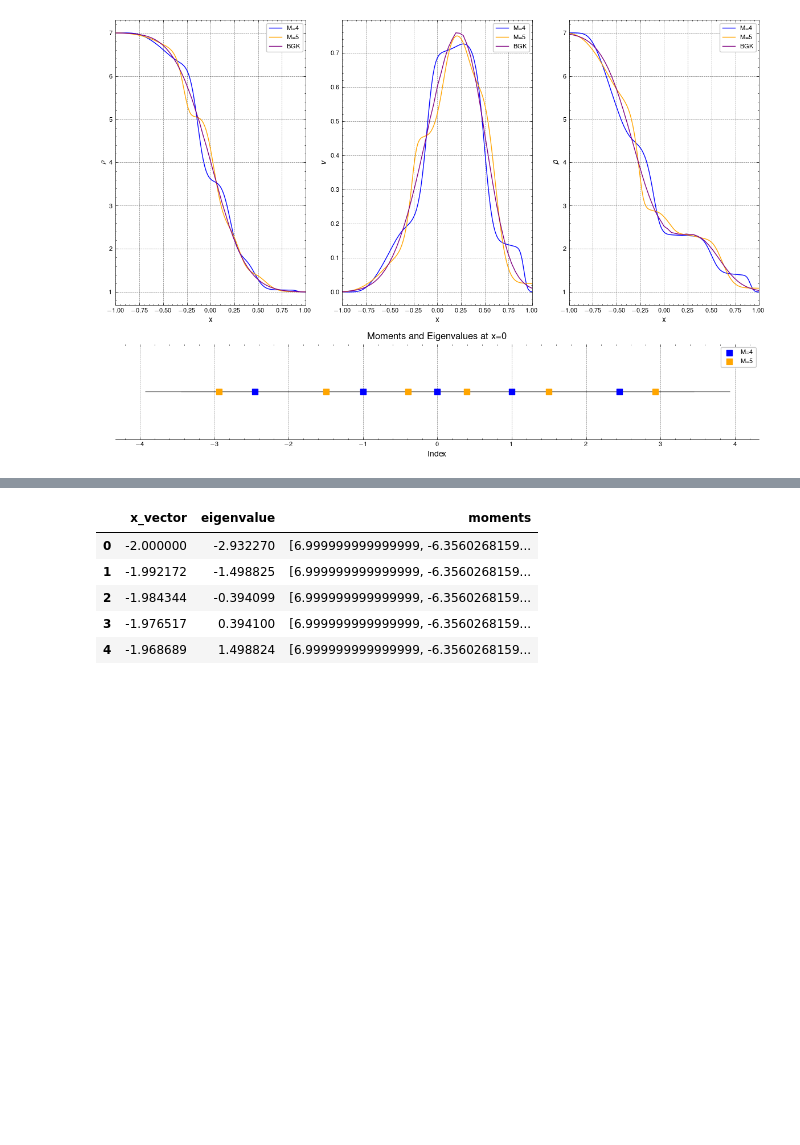
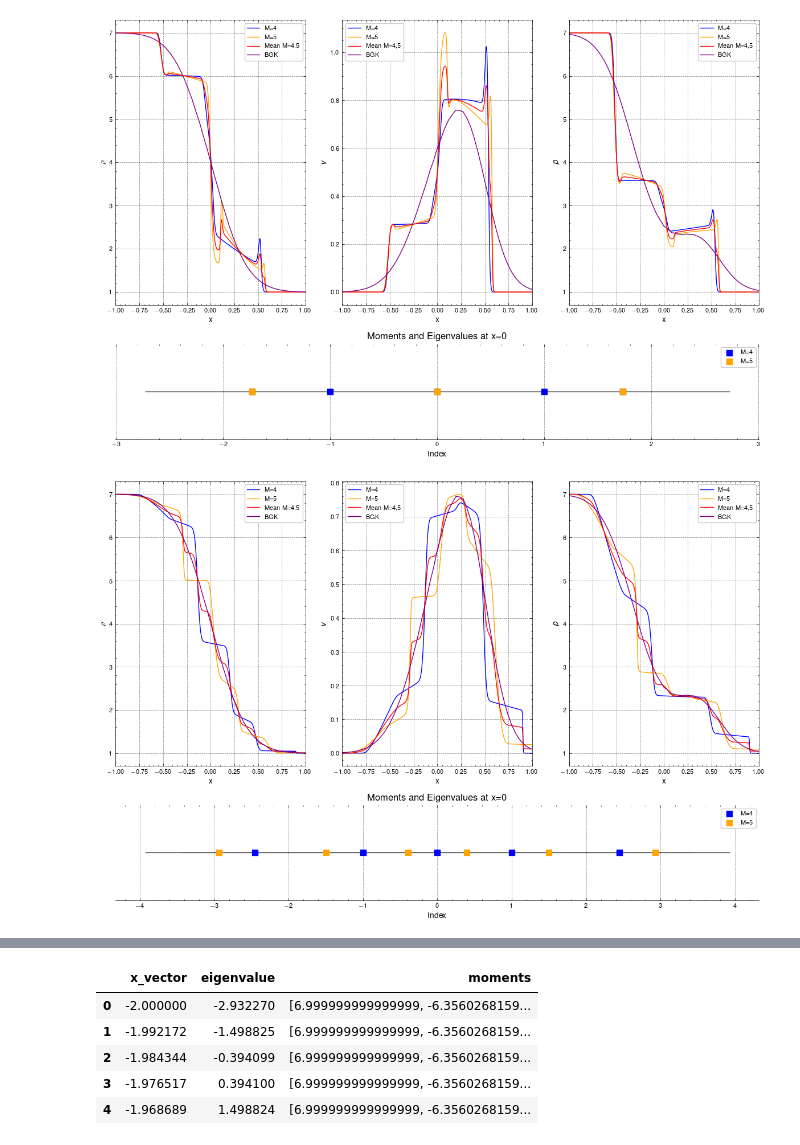
Before and after one commit to JanHab/ExtGram.jl, a Jupyter notebook: notebooks/AnalyzeEigenvalues.ipynb, the cells around one changed output, grey strips where cells are left out. Saved outputs shown, nothing was run; the diff lists cells and outputs as text; code cells hidden in the pictures; blank space fills up the shorter version.

```diff
--- a/notebooks/AnalyzeEigenvalues.ipynb
+++ b/notebooks/AnalyzeEigenvalues.ipynb
@@ -34,11 +26,12 @@ labels = string.ascii_lowercase
 # %%
 # Solver and simulation parameters
-M_vector = [4, 5, 6, 7, 8]
-closure_vec = ["ExtGram"]#!["Gram", "ExtGram", "Grad"]
+#! M_vector = [4, 5, 6, 7, 8]
+M_vector = [4, 5, 6, 8]
+closure_vec = ["Gram", "ExtGram"]#!["Gram", "ExtGram", "Grad"]
 Kn = 1.0
 source = "relaxation_source"
 T_end = 0.3
-base_tree_level = 8
+base_tree_level = 11
 polydeg = 1
 
 # Initial condition parameters for the Riemann problem
@@ -199,14 +249,20 @@ for closure in closure_vec:
     [ax.set_xlim(-1, 1) for ax in [ax_rho, ax_v, ax_p]]
     [ax.set_xlabel('x') for ax in [ax_rho, ax_v, ax_p]]
     [ax.set_ylabel(label) for ax, label in zip([ax_rho, ax_v, ax_p], ['$\\rho$', '$v$', '$p$'])]
+
+    rho_vector, v_vector, p_vector = [], [], []
+
     for i, M in enumerate([4, 5]):
         # Moments
         file = f"../out/Riemann1D/Moments/gram_solution_M{M}_closure{closure}_Kn{Kn}_source{source}_T_end{T_end}_rho_L{rho_L}_rho_R{rho_R}_v_L{v_L}_v_R{v_R}_theta_L{theta_L}_theta_R{theta_R}_base_tree_level{base_tree_level}_polydeg{polydeg}_cons.tsv"
 
         x, u, _ = sol_final(file)
         rho = u[:, 0]
+        rho_vector.append(rho)
         v = u[:, 1] / rho
+        v_vector.append(v)
         p = (u[:, 2] - rho * v**2) # ?1/2 * u[:, 2]
+        p_vector.append(p)
         theta = p / rho
 
         ax_rho.plot(x, rho, color=colors[i], label=f'M={M}')
@@ -236,34 +292,44 @@ for closure in closure_vec:
         ax_eig.spines['left'].set_visible(False) # Hides the left vertical line
         ax_eig.spines['right'].set_visible(False)
         ax_eig.spines['top'].set_visible(False)
         ax_eig.set_xlabel('Index')
         ax_eig.set_ylabel('Value')
         ax_eig.set_title('Moments and Eigenvalues at x=0')
 
+    # Mean of M=4 and M=5
+    rho_mean = 0.5 * (rho_vector[0] + rho_vector[1])
+    v_mean = 0.5 * (v_vector[0] + v_vector[1])
+    p_mean = 0.5 * (p_vector[0] + p_vector[1])
+
+    ax_rho.plot(x, rho_mean, color=colors[3], label='Mean M=4,5')
+    ax_v.plot(x, v_mean, color=colors[3], label='Mean M=4,5')
+    ax_p.plot(x, p_mean, color=colors[3], label='Mean M=4,5')
+
     # BGK
     data_bgk = pd.read_csv(f'../out/Riemann1D/BGK/bgk_solution_N{N}_c_l{c_L}_c_u{c_R}_Kn{Kn}_source{source}_T_end{T_end}_rho_L{rho_L}_rho_R{rho_R}_v_L{v_L}_v_R{v_R}_theta_L{theta_L}_theta_R{theta_R}_base_tree_level{base_tree_level_bgk}_polydeg{polydeg}_x_left{x_left_BGK}_x_right{x_right_BGK}_rho_v_p.csv')
 
     x_bgk = data_bgk['x'].to_numpy()
 
     rho_bgk = data_bgk['rho'].to_numpy()
     ax_rho.plot(x_bgk, rho_bgk, color=colors[4], label='BGK')
 
     v_bgk = data_bgk['v'].to_numpy()
     ax_v.plot(x_bgk, v_bgk, color=colors[4], label='BGK')
 
     p_bgk = data_bgk['p'].to_numpy()
     theta_bgk = p_bgk / rho_bgk
     ax_p.plot(x_bgk, p_bgk, color=colors[4], label='BGK')
 
     ax_rho.legend()
     ax_v.legend()
     ax_p.legend()
     ax_eig.legend()
 
     fig.tight_layout()
     fig.show()
 # %% [output]
-[figure, old version]
+[figure, new version]
+[figure, added]
 # %%
 for closure in closure_vec:
     fig = plt.figure(figsize=(12, 8))
```
Also changed, not shown: parts of 7 cells of this notebook, 2 other files.
